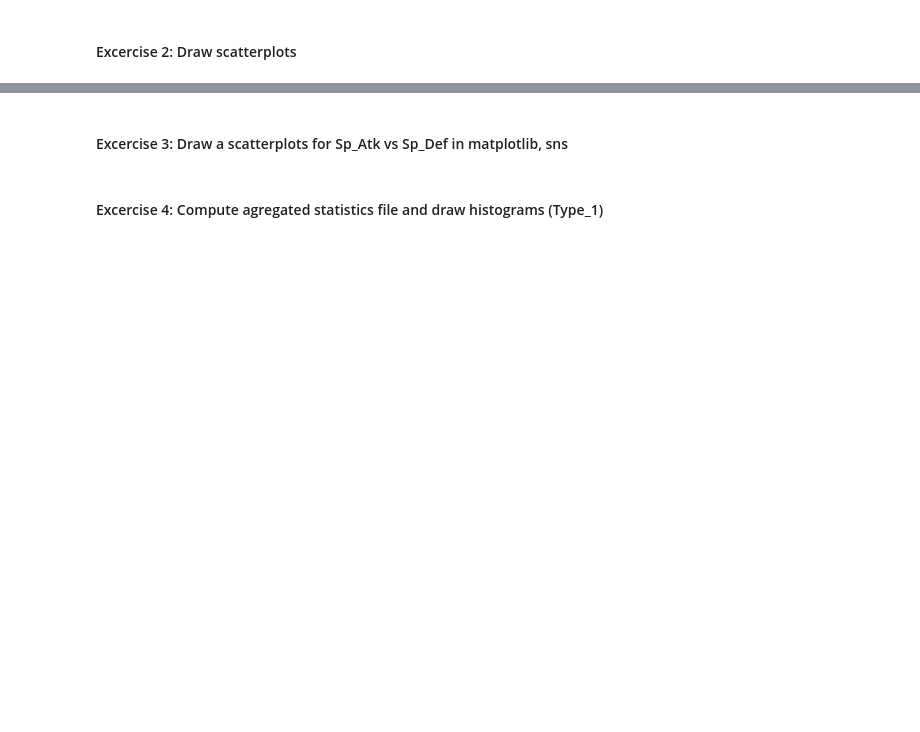
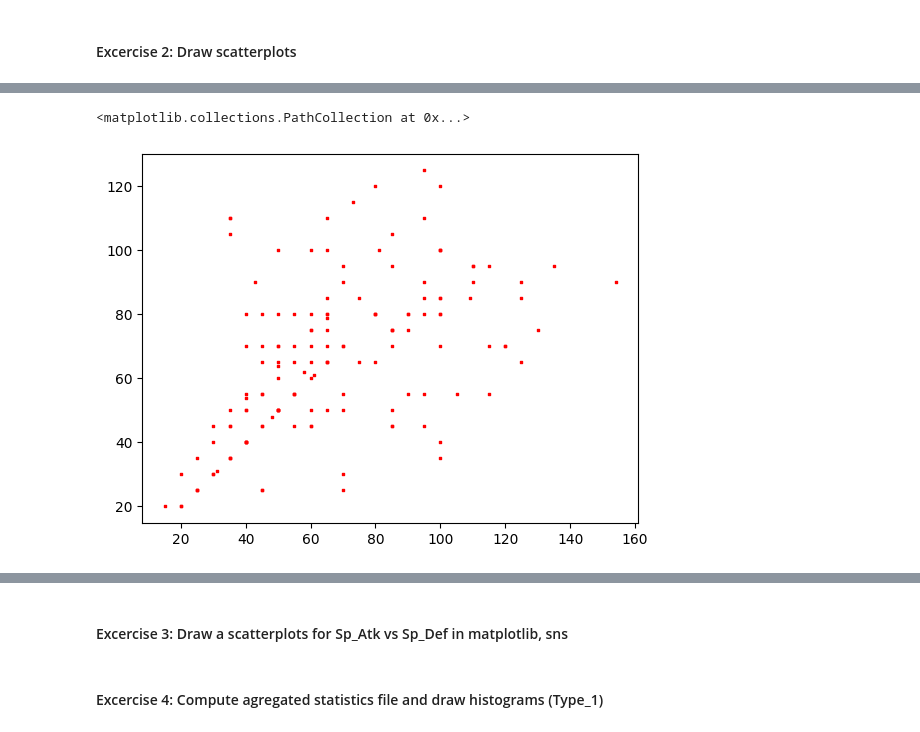
Before and after one commit to fortune-max/M4-python-refresher-ml, a Jupyter notebook: Day3.ipynb, the cells around one changed output, grey strips where cells are left out. Saved outputs shown, nothing was run; the diff lists cells and outputs as text; code cells hidden in the pictures; blank space fills up the shorter version.

```diff
--- a/Day3.ipynb
+++ b/Day3.ipynb
@@ -62,3 +92,8 @@ ImportError: ignored
+# %%
+plt.scatter(pokemon_df['Sp_Atk'], pokemon_df['Sp_Def'], c='r', marker='s', s=1) #s = size, c = color
+# %% [output]
+<matplotlib.collections.PathCollection at 0x...>
+[figure, added]
 # %%
 # x = 'Attack',
 # y = 'Defense'
```
Also changed, not shown: parts of 17 cells of this notebook.
